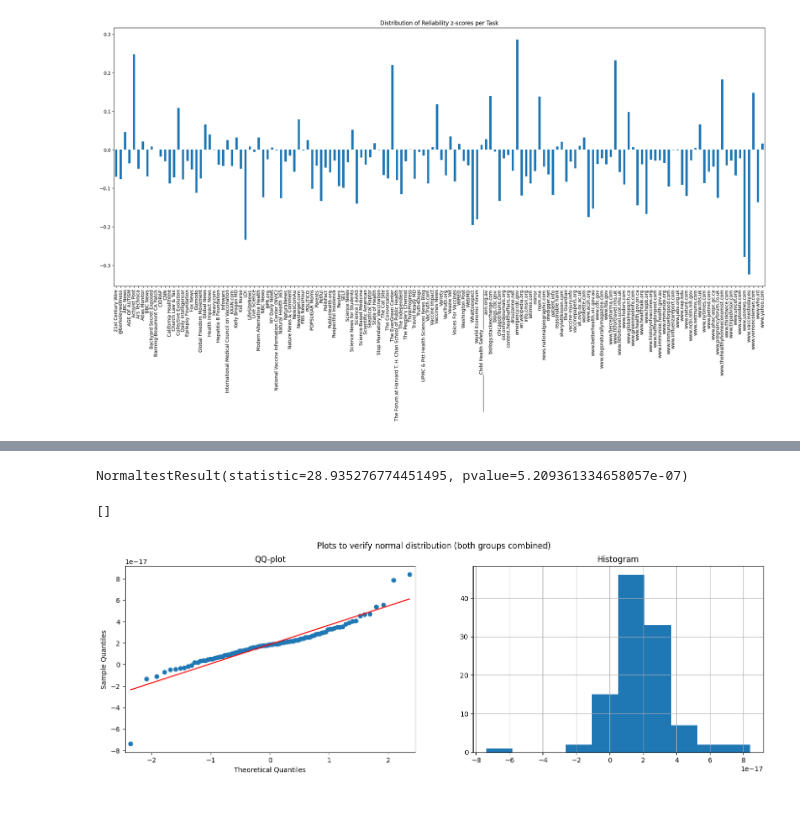
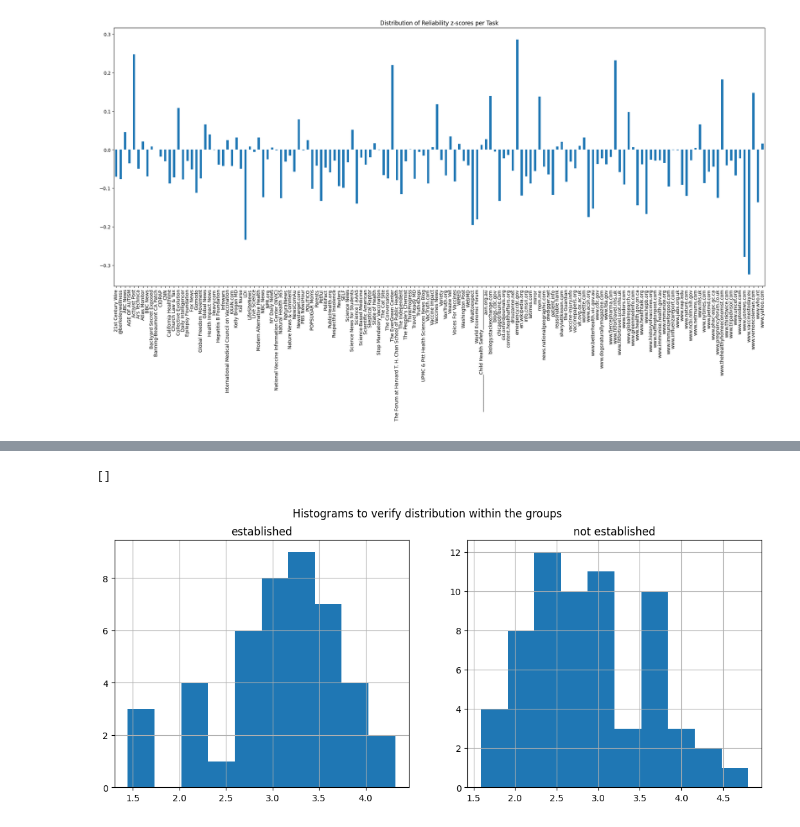
Before and after one commit to bbjoverbeek/credibility-conundrum, a Jupyter notebook: 2_publisher_annotations.ipynb, the cells around one changed output, grey strips where cells are left out. Saved outputs shown, nothing was run; the diff lists cells and outputs as text; code cells hidden in the pictures.

Commit message:
Update statistics

```diff
--- a/2_publisher_annotations.ipynb
+++ b/2_publisher_annotations.ipynb
@@ -75,3 +75,3 @@ plt.show()
 # %%
 from typing import Literal
-score_column: Literal['score', 'z_score_worker', 'z_score_task'] = 'z_score_worker'
+score_column: Literal['score', 'z_score_worker', 'z_score_task'] = 'score'
@@ -78,23 +107,15 @@ score_column: Literal['score', 'z_score_worker', 'z_score_task'] = 'z_score_work
 # %%
-# filter df on only established and not established sources
-df_filtered2 = stats_df[
-    (stats_df['category'] == 'established') | (stats_df['category'] == 'not established')
-]
+# distribution within each group
+fig, ax = plt.subplots(1, 2, figsize=(13,5))
+fig.suptitle('Histograms to verify distribution within the groups')
 
-# test for normal distribution
-print(normaltest(df_filtered2[score_column]))
+df_filtered2[df_filtered2['category'] == 'established'][score_column].hist(ax=ax[0])
+ax[0].set_title('established')
 
-fig, ax = plt.subplots(1, 2, figsize=(17,5))
-fig.suptitle('Plots to verify normal distribution (both groups combined)')
-
-qq_plot = sm.qqplot(df_filtered2[score_column], line='s', ax=ax[0])
-ax[0].set_title('QQ-plot')
-
-hist_plot = df_filtered2[score_column].hist(ax=ax[1])
-ax[1].set_title('Histogram')
+df_filtered2[df_filtered2['category'] == 'not established'][score_column].hist(ax=ax[1])
+ax[1].set_title('not established')
 
 plt.plot()
 # %% [output]
-NormaltestResult(statistic=28.935276774451495, pvalue=5.209361334658057e-07)
+[]
-[]
-[figure, old version]
+[figure, new version]
```
Also changed, not shown: parts of 18 cells of this notebook.
